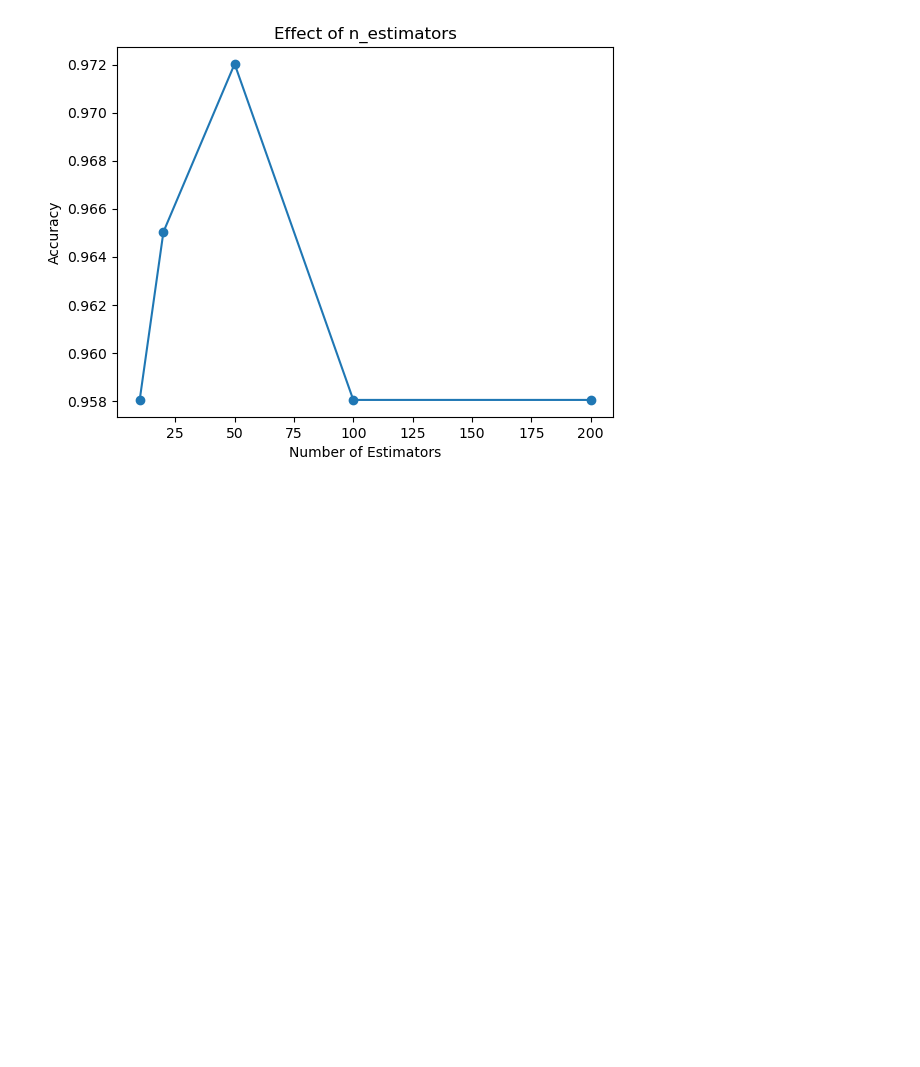
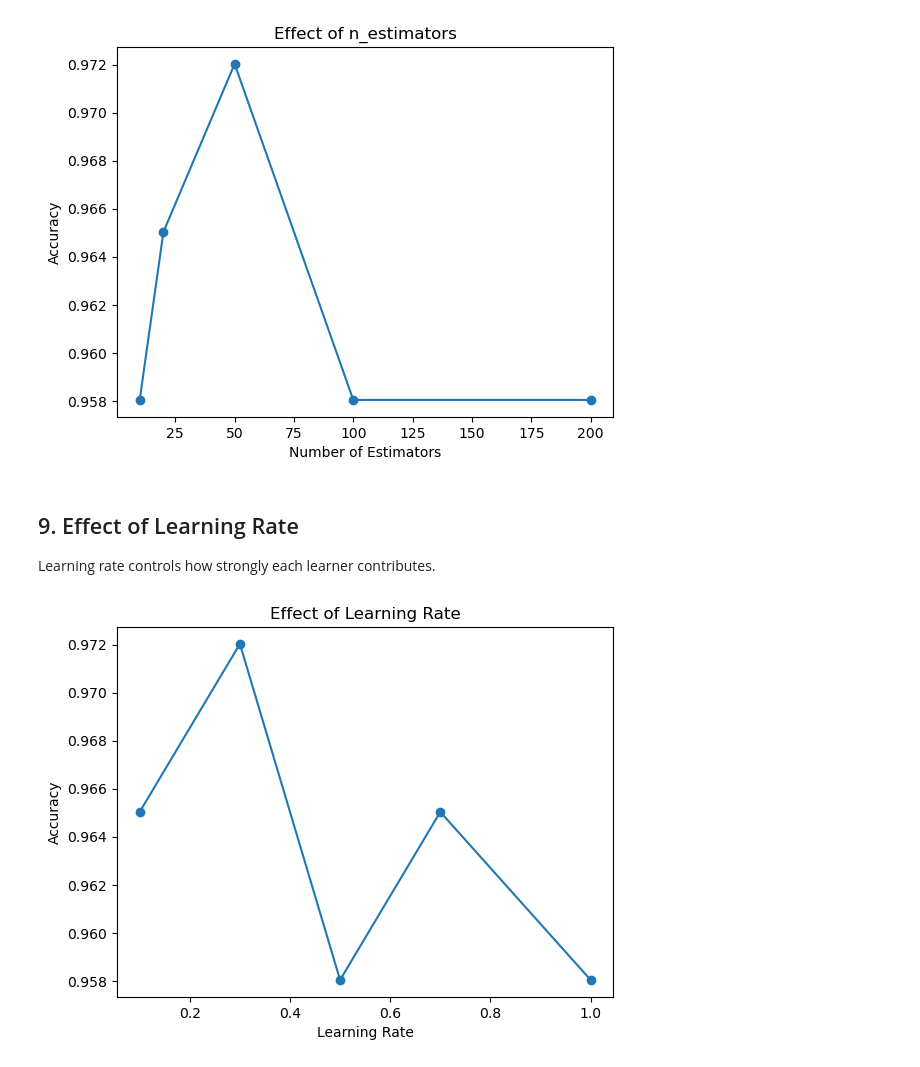
Before and after one commit to shoyebreza/ML, a Jupyter notebook: Machine-learning/Module20-AdaBoost/Module_20_AdaBoost.ipynb, the cells around one changed output. Cells and saved outputs as stored; diff of their text form; code cells hidden in the pictures; blank space fills up the shorter version.

Commit message:
Effect of Learning Rate

```diff
--- a/Machine-learning/Module20-AdaBoost/Module_20_AdaBoost.ipynb
+++ b/Machine-learning/Module20-AdaBoost/Module_20_AdaBoost.ipynb
@@ -148,3 +148,29 @@ plt.title('Effect of n_estimators')
 plt.show()
 # %% [output]
 [figure]
+# %% [markdown]
+## 9. Effect of Learning Rate
+Learning rate controls how strongly each learner contributes.
+# %%
+#Effect of Learning Rate
+rates = [0.1, 0.3, 0.5, 0.7, 1.0]
+accs_lr = []
+
+for lr in rates:
+  model = AdaBoostClassifier(
+      estimator = base_learner,
+      n_estimators = 50,
+      learning_rate = lr,
+      random_state = 42
+  )
+  model.fit(X_train,y_train)
+  accs_lr.append(accuracy_score(y_test,model.predict(X_test)))
+
+
+plt.plot(rates, accs_lr, marker='o')
+plt.xlabel('Learning Rate')
+plt.ylabel('Accuracy')
+plt.title('Effect of Learning Rate')
+plt.show()
+# %% [output]
+[figure, added]
```
